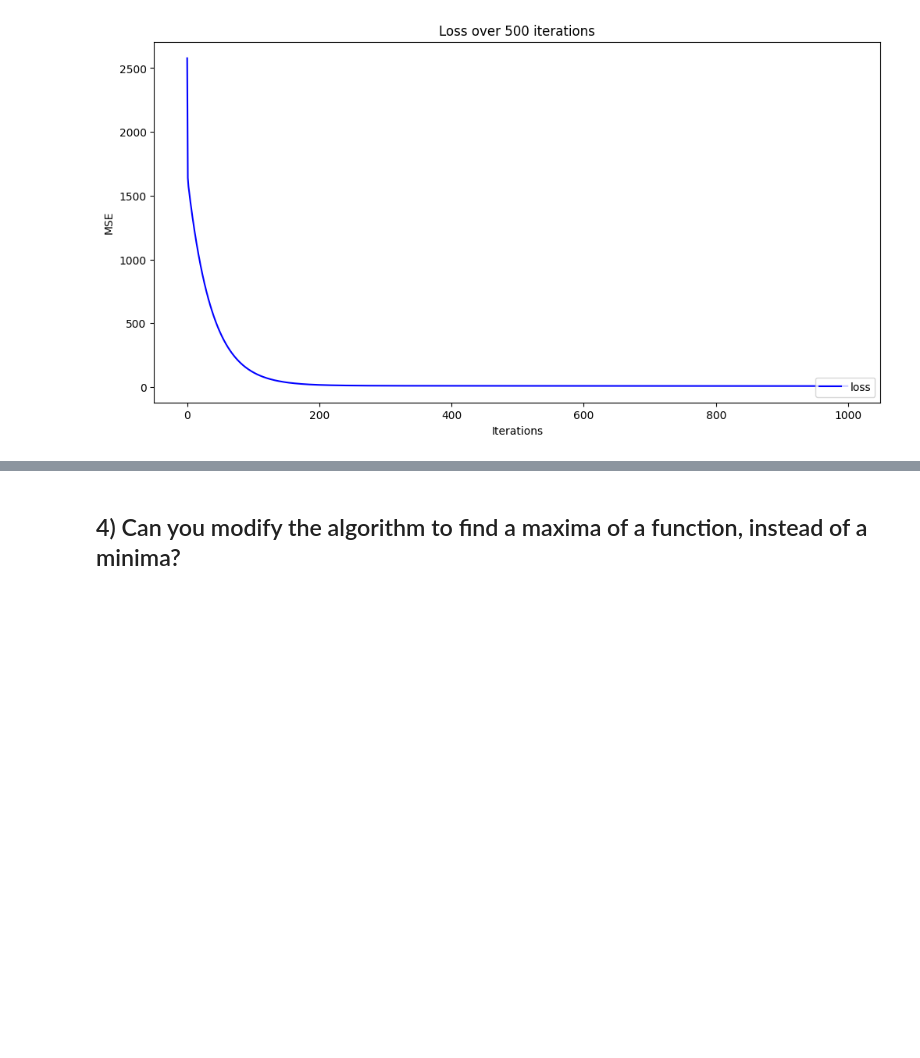
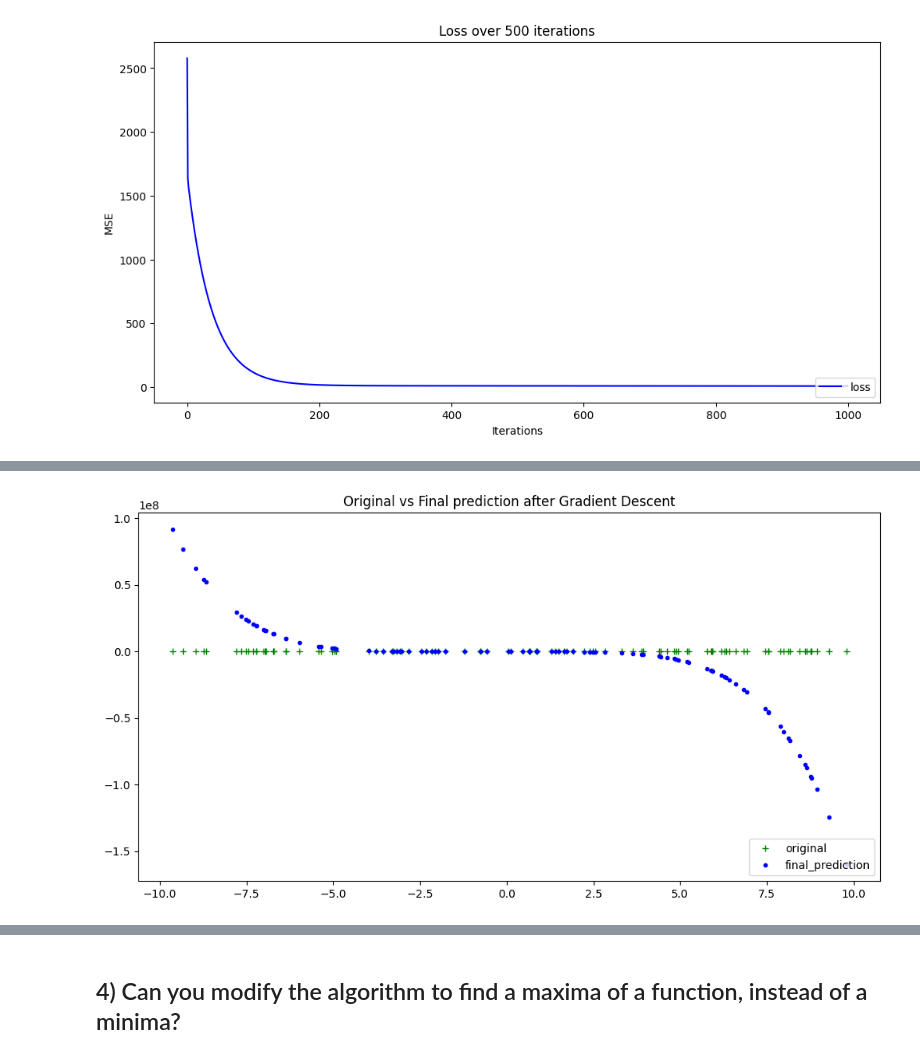
Before and after one commit to srujanreddy2021/AI_ML_IITH_Projects_Labs, a Jupyter notebook: AIML_Module_4_Lab_2_Introduction_to_Gradient_Descent.ipynb, the cells around one changed output, grey strips where cells are left out. Drawn from its saved outputs; the diff is of its cells as text; code cells hidden in the pictures; blank space fills up the shorter version.

```diff
--- a/AIML_Module_4_Lab_2_Introduction_to_Gradient_Descent.ipynb
+++ b/AIML_Module_4_Lab_2_Introduction_to_Gradient_Descent.ipynb
@@ -467,0 +590,11 @@ Original Coefficients: [1, 2, 4]
+# %%
+coeffs_test=[1,1,0,1,2,1]
+GD= gradient_descent_5th(30000,0.0002)
+plt.figure(figsize=(12,6))
+plt.plot(xs, ys, 'g+', label = 'original')
+plt.plot(xs, GD[2], 'b.', label = 'final_prediction')
+plt.title('Original vs Final prediction after Gradient Descent')
+plt.legend(loc = "lower right")
+plt.show()
+# %% [output]
+[figure, added]
```
Also changed, not shown: parts of 9 cells of this notebook.
